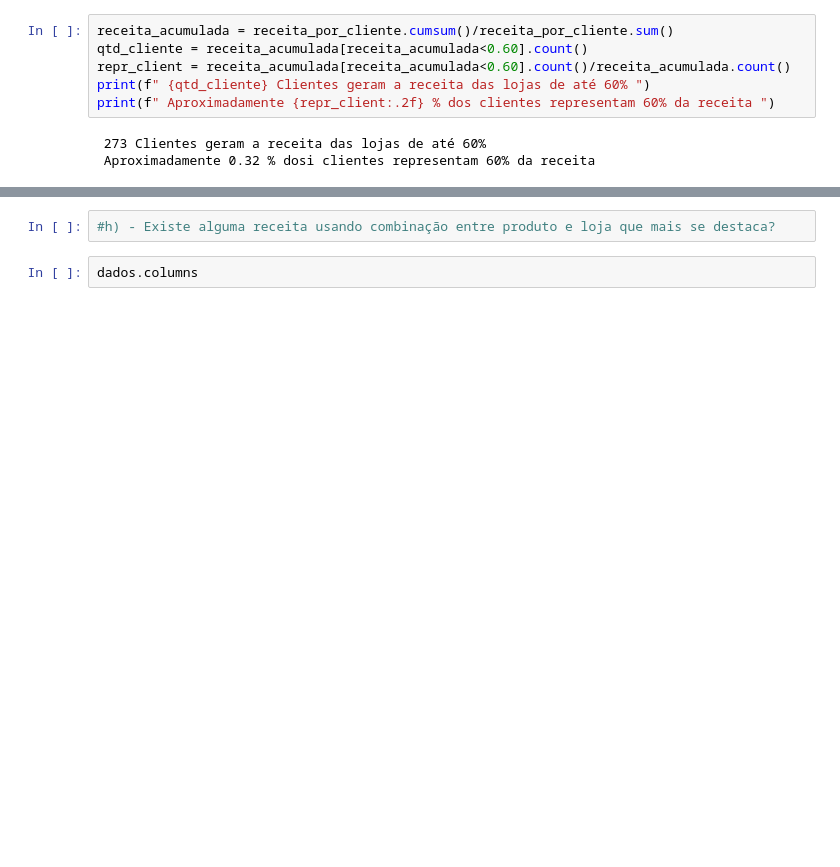
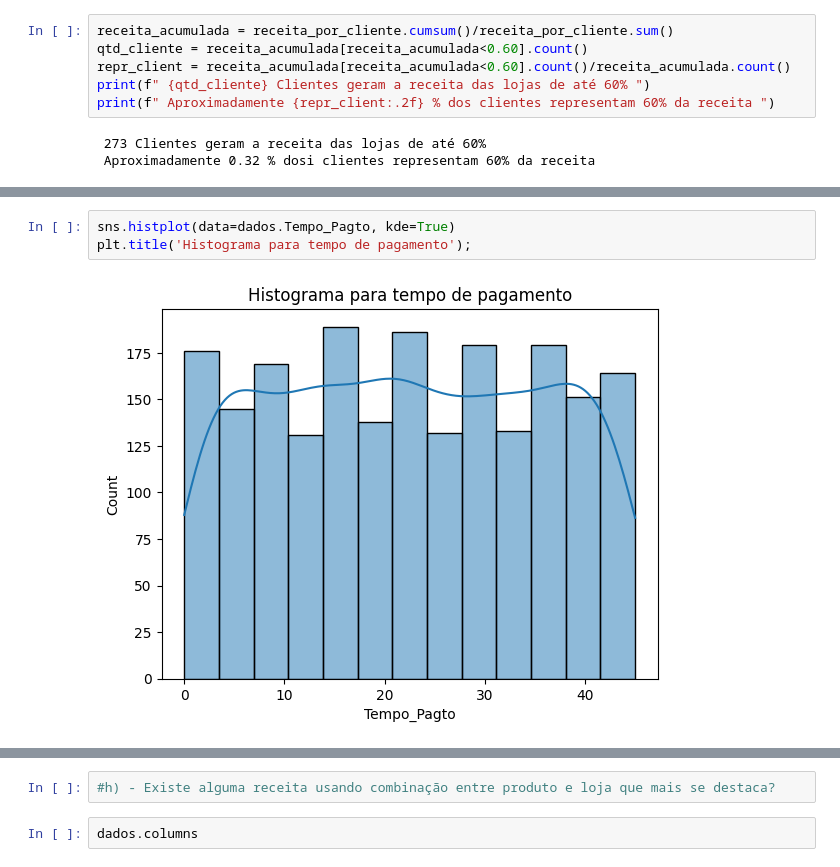
Before and after one commit to Gcango/Analise_Vendas_Soft_You, a Jupyter notebook: Soft_You_Analise_de_Vendas.ipynb, the cells around one changed output, grey strips where cells are left out. Cells and saved outputs as stored; diff of their text form; blank space fills up the shorter version.

```diff
--- a/Soft_You_Analise_de_Vendas.ipynb
+++ b/Soft_You_Analise_de_Vendas.ipynb
@@ -727,0 +756,5 @@ print(f" Aproximadamente {repr_client:.2f} % dos clientes representam 60% da rec
+# %%
+sns.histplot(data=dados.Tempo_Pagto, kde=True)
+plt.title('Histograma para tempo de pagamento');
+# %% [output]
+[figure, added]
```
Also changed, not shown: parts of 17 cells of this notebook.
